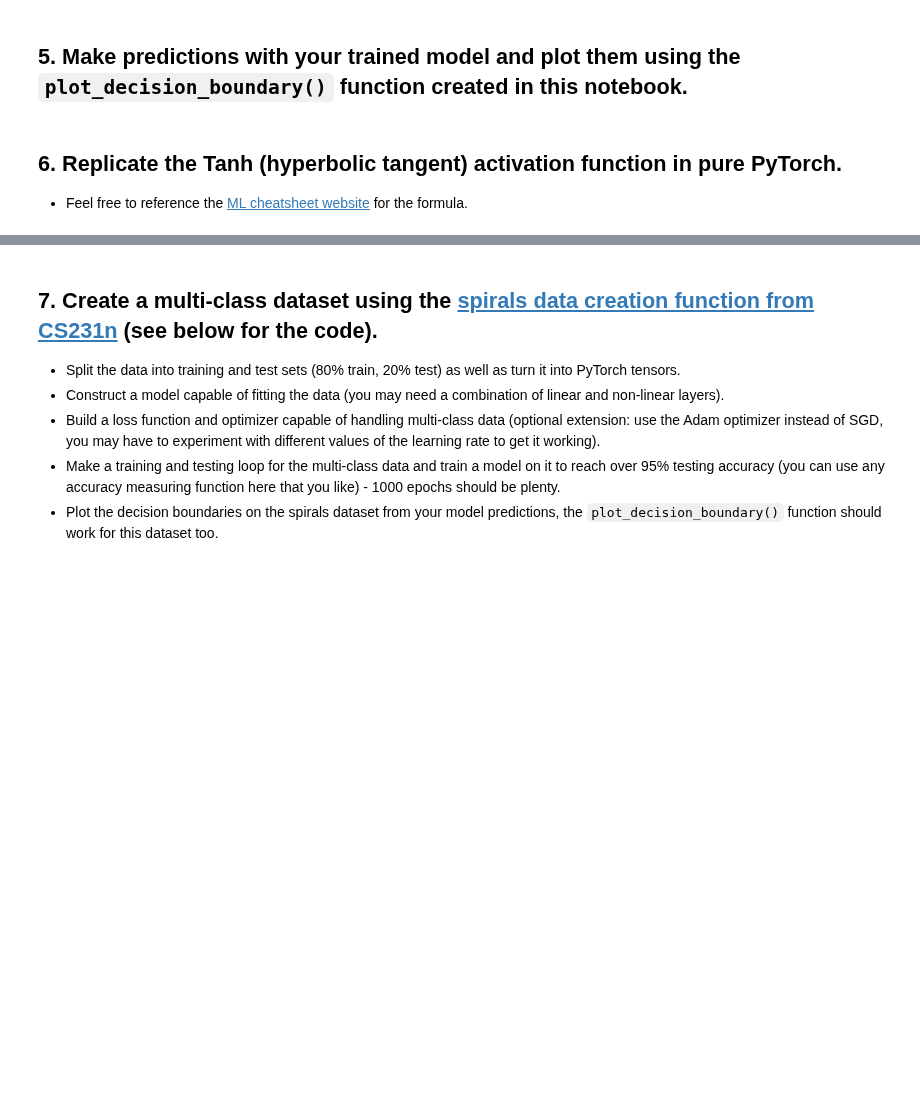
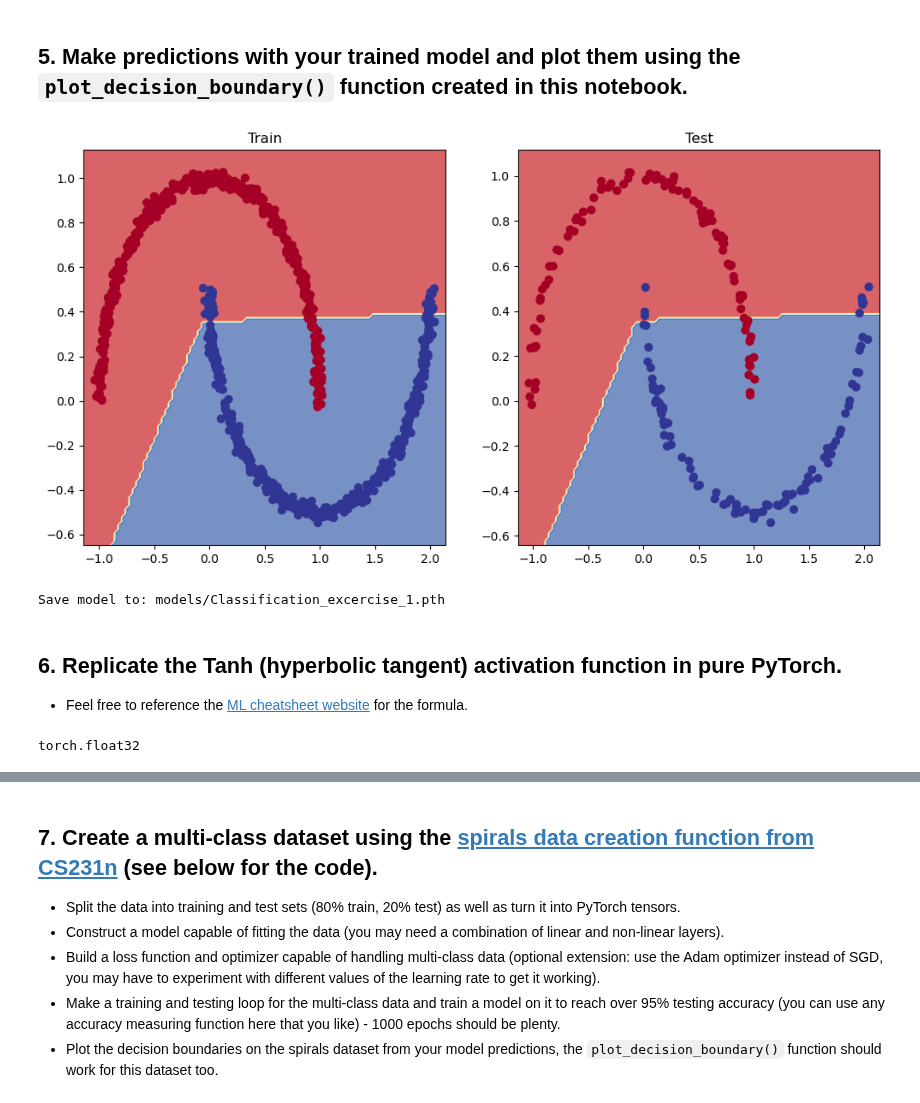
Before and after one commit to Rumit95/Pytorch-for-DL, a Jupyter notebook: pytorch-02-classification-exercises.ipynb, the cells around one changed output, grey strips where cells are left out. Saved outputs shown, nothing was run; the diff lists cells and outputs as text; code cells hidden in the pictures; blank space fills up the shorter version.

Commit message:
Kaggle Notebook | pytorch-02-classification-exercises | Version 2

```diff
--- a/pytorch-02-classification-exercises.ipynb
+++ b/pytorch-02-classification-exercises.ipynb
@@ -87,12 +87,10 @@ class MoonModelV0(nn.Module):
             #nn.Sigmoid()
         )
 
-    def forward(self, x):
-        ## Your code here ##
+    def forward(self, x: torch.Tensor) -> torch.tensor:
         return self.Seq_layer(x)
 
 # Instantiate the model
-## Your code here ##
 model_0 = MoonModelV0(input_feature=2,
                      output_feature=1)
 model_0
@@ -113,7 +111,7 @@ MoonModelV0(
 loss_fn = nn.BCEWithLogitsLoss()
 # Setup optimizer to optimize model's parameters
 optimizer = torch.optim.Adam(params=model_0.parameters(),
-                             lr=0.1)
+                             lr=0.01)
 # %%
 X_train.shape, X_test.shape, y_train.shape, y_test.shape
 # %% [output]
@@ -302,7 +277,40 @@ def plot_decision_boundary(model, X, y):
+# %%
+# Plot decision boundaries for training and test sets
+plt.figure(figsize=(12, 6))
+plt.subplot(1,2,1)
+plt.title("Train")
+plot_decision_boundary(model_0, X_train, y_train)
+plt.subplot(1,2,2)
+plt.title("Test")
+plot_decision_boundary(model_0, X_test, y_test)
+# %% [output]
+[figure, added]
+# %%
+# Saving our Pytorch model
+from pathlib import Path
+
+# 1. Create a model Directory
+MODEL_PATH = Path('models')
+MODEL_PATH.mkdir(parents=True, exist_ok=True)
+
+# 2. Create model save path
+MODEL_NAME = 'Classification_excercise_1.pth'
+MODEL_SAVE_PATH = MODEL_PATH / MODEL_NAME
+
+# 3. Save the model state dict
+print(f"Save model to: {MODEL_SAVE_PATH}")
+torch.save(model_0.state_dict(),
+          f=MODEL_SAVE_PATH)
+# %% [output]
+Save model to: models/Classification_excercise_1.pth
 # %% [markdown]
 ## 6. Replicate the Tanh (hyperbolic tangent) activation function in pure PyTorch.
   * Feel free to reference the [ML cheatsheet website](https://ml-cheatsheet.readthedocs.io/en/latest/activation_functions.html#tanh) for the formula.
 # %%
 # Create a straight line tensor
+A = torch.arange(-10, 10, 1, dtype=torch.float32)
+A.dtype
+# %% [output]
+torch.float32
 # %%
 # Test torch.tanh() on the tensor and plot it
```
Also changed, not shown: parts of 7 cells of this notebook.
